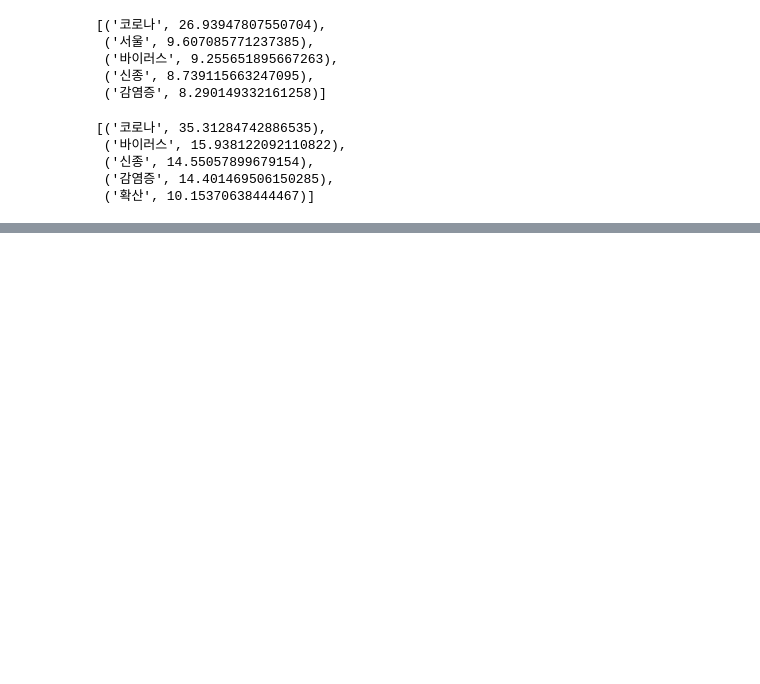
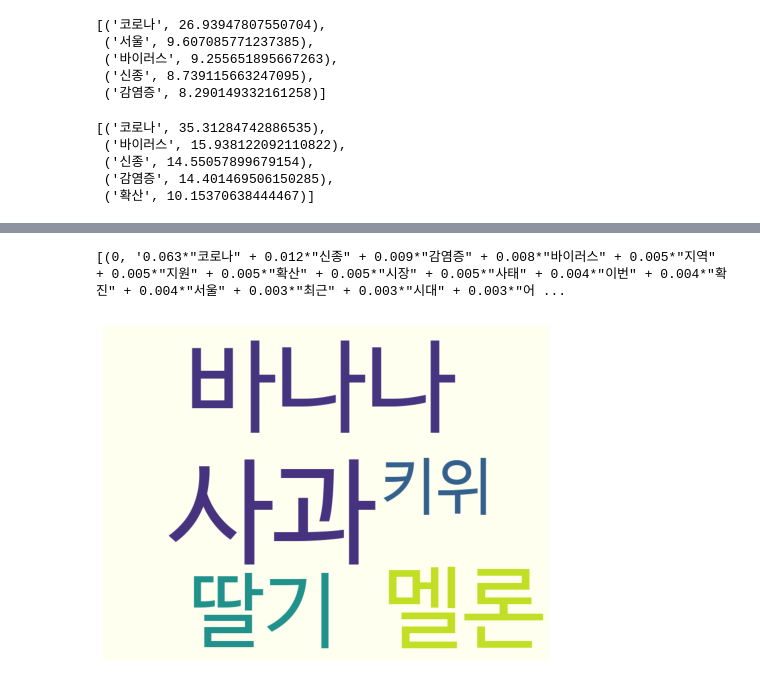
Before and after one commit to SunhoPark2107/python-restore, a Jupyter notebook: 0628_konlpy_감성분석.ipynb, the cells around one changed output, grey strips where cells are left out. Saved outputs shown, nothing was run; the diff lists cells and outputs as text; code cells hidden in the pictures; blank space fills up the shorter version.

```diff
--- a/0628_konlpy_감성분석.ipynb
+++ b/0628_konlpy_감성분석.ipynb
@@ -389,0 +483,4 @@ plt.show()
+# %%
+print(lda_model.print_topics(num_topics=k, num_words=max))
+# %% [output]
+[(0, '0.063*"코로나" + 0.012*"신종" + 0.009*"감염증" + 0.008*"바이러스" + 0.005*"지역" + 0.005*"지원" + 0.005*"확산" + 0.005*"시장" + 0.005*"사태" + 0.004*"이번" + 0.004*"확진" + 0.004*"서울" + 0.003*"최근" + 0.003*"시대" + 0.003*"어 ...
@@ -389,0 +489,19 @@ plt.show()
+# %%
+import matplotlib.pyplot as plt
+dict1 ={"딸기": 10 , "사과" : 20, "바나나": 15, "키위" :5, "멜론": 12}
+path = 'user/share/fonts/truetype/nanum/NanumBarunGothic.ttf'
+wc = WordCloud(background_color='ivory', width=800, height=600)
+plt.rc('font', family='NanumBarunGothic')
+# %%
+wc = WordCloud(font_path = path, background_color='ivory', width= 800, height = 600)
+# %%
+cloud = wc.generate_from_frequencies(dict1)
+# %%
+import matplotlib.pyplot as plt
+
+plt.figure(figsize = (8, 8))
+plt.imshow(cloud)
+plt.axis('off')
+plt.show()
+# %% [output]
+[figure, added]
```
Also changed, not shown: parts of 15 cells of this notebook.
